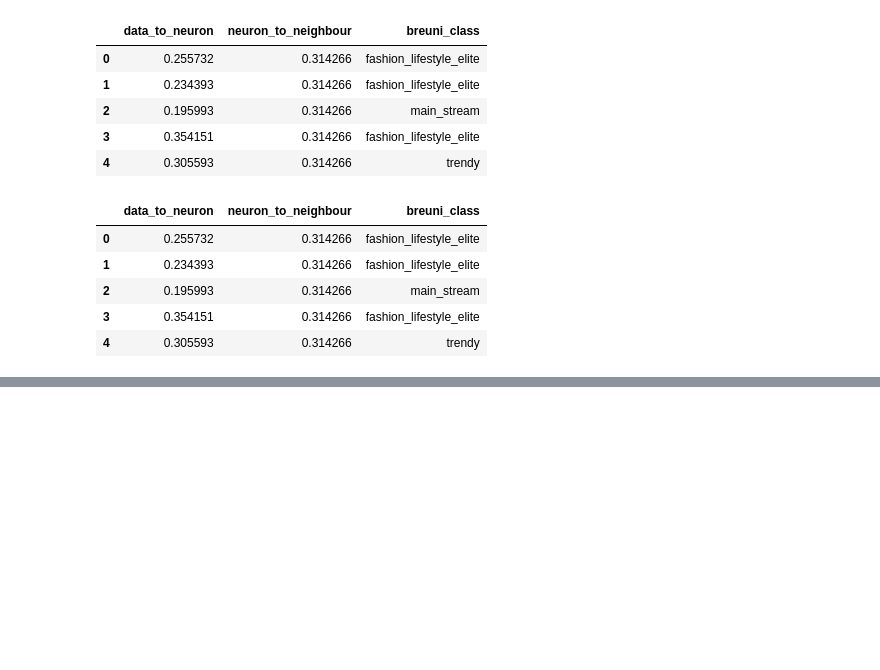
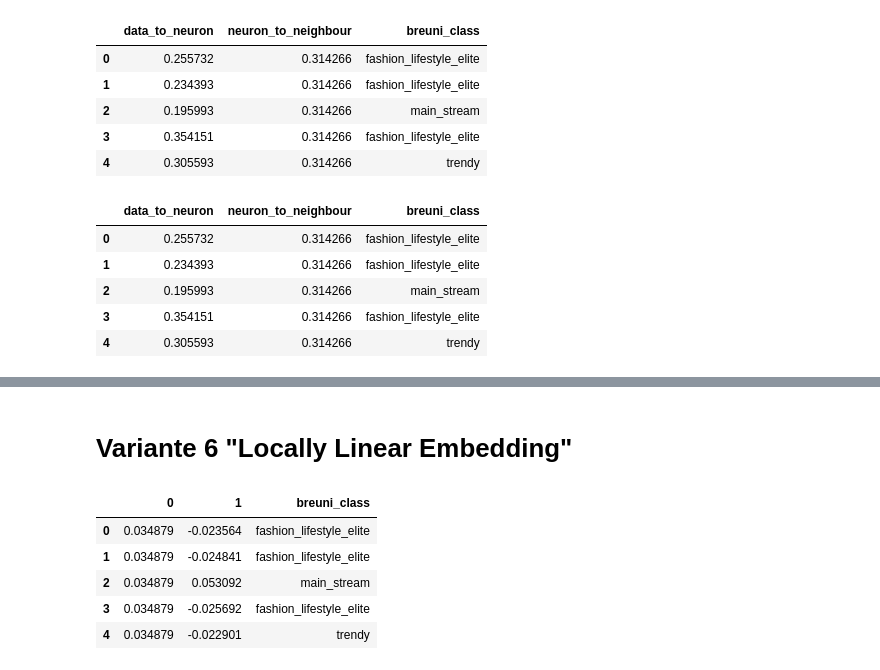
Before and after one commit to Luaa998/Kohonen-maps_Projekt, a Jupyter notebook: Milestone2_DimensionReduction.ipynb, the cells around one changed output, grey strips where cells are left out. Drawn from its saved outputs; the diff is of its cells as text; code cells hidden in the pictures; blank space fills up the shorter version.

```diff
--- a/Milestone2_DimensionReduction.ipynb
+++ b/Milestone2_DimensionReduction.ipynb
@@ -172,0 +189,14 @@ df4.head()
+# %% [markdown]
+<h1>Variante 6 "Locally Linear Embedding" </h1>
+# %%
+lle = LocallyLinearEmbedding(n_components=2)
+df6 = pd.DataFrame(lle.fit_transform(dogNoStr_df))
+df6['breuni_class'] = dogStr_df
+df6.head()
+# %% [output]
+|  | 0 | 1 | breuni_class |
+| 0 | 0.034879 | -0.023564 | fashion_lifestyle_elite |
+| 1 | 0.034879 | -0.024841 | fashion_lifestyle_elite |
+| 2 | 0.034879 | 0.053092 | main_stream |
+| 3 | 0.034879 | -0.025692 | fashion_lifestyle_elite |
+| 4 | 0.034879 | -0.022901 | trendy |
```
Also changed, not shown: parts of 4 cells of this notebook, 3 other files.
